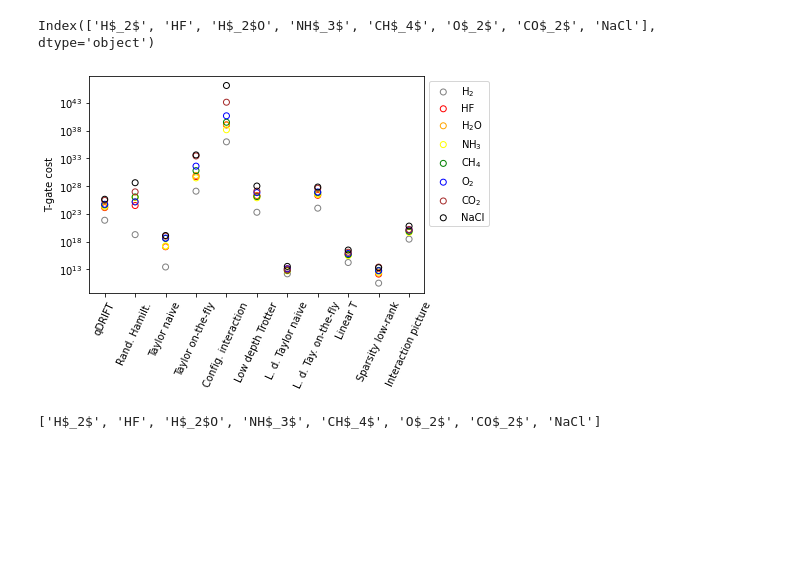
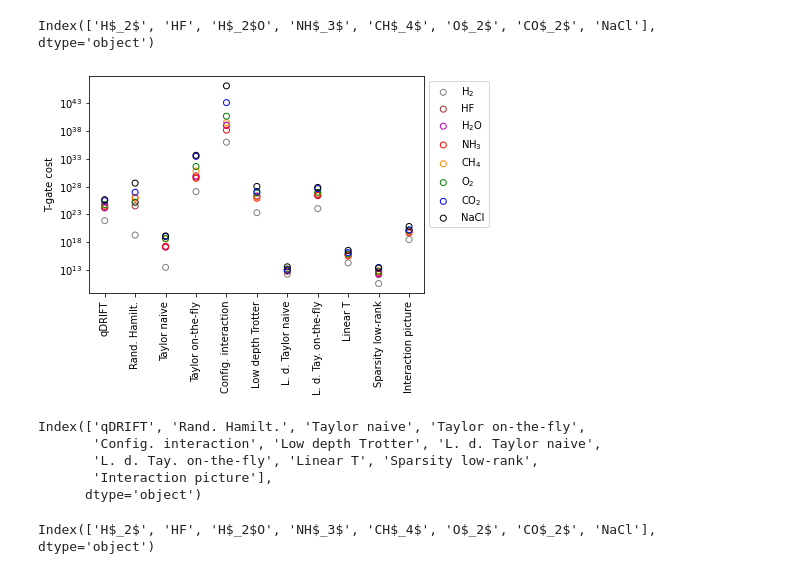
Before and after one commit to PabloAMC/TFermion, a Jupyter notebook: Plot_generation.ipynb, the cells around one changed output. Drawn from its saved outputs; the diff is of its cells as text; code cells hidden in the pictures; blank space fills up the shorter version.

```diff
--- a/Plot_generation.ipynb
+++ b/Plot_generation.ipynb
@@ -81,26 +81,31 @@ Index(['H$_2$', 'HF', 'H$_2$O', 'NH$_3$', 'CH$_4$', 'O$_2$', 'CO$_2$', 'NaCl'],
 # %%
 import matplotlib.pyplot as plt
 fig, ax = plt.subplots()
 
 #plt.xlabel("Molecule")
 plt.ylabel("T-gate cost")
 plt.yscale('log')
-plt.xticks(ticks = range(len(labels)), labels = labels, rotation=65)
+plt.xticks(ticks = range(len(labels)), labels = labels, rotation=90)
 #plt.legend(loc='upper left')
 
 # Function add a legend
 #plt.legend(list(df.columns), loc='upper left')
 
-for col,color in zip(df.columns, ['gray','red','orange', 'yellow', 'green','blue', 'brown','black']):
+for col,color in zip(df.columns, ['gray','brown','m','red','darkorange', 'green','blue', 'black']):
     ax.scatter(df.index, df[col], label = col,facecolors="None", edgecolors=color, linewidth = 1)
 
 ax.legend(bbox_to_anchor=(1, 1))
 
 plt.savefig('results/cost_plot.pdf', format='pdf', bbox_inches='tight')
 plt.show()
 # %% [output]
-[figure, old version]
+[figure, new version]
 # %%
-list(df.columns)
+df2 = df.T
+df2.columns
 # %% [output]
-['H$_2$', 'HF', 'H$_2$O', 'NH$_3$', 'CH$_4$', 'O$_2$', 'CO$_2$', 'NaCl']
+Index(['qDRIFT', 'Rand. Hamilt.', 'Taylor naive', 'Taylor on-the-fly',
+       'Config. interaction', 'Low depth Trotter', 'L. d. Taylor naive',
+       'L. d. Tay. on-the-fly', 'Linear T', 'Sparsity low-rank',
+       'Interaction picture'],
+      dtype='object')
@@ -106,0 +114,4 @@ list(df.columns)
+# %%
+df2.index
+# %% [output]
+Index(['H$_2$', 'HF', 'H$_2$O', 'NH$_3$', 'CH$_4$', 'O$_2$', 'CO$_2$', 'NaCl'], dtype='object')
```
Also changed, not shown: parts of 2 cells of this notebook, 13 other files.
